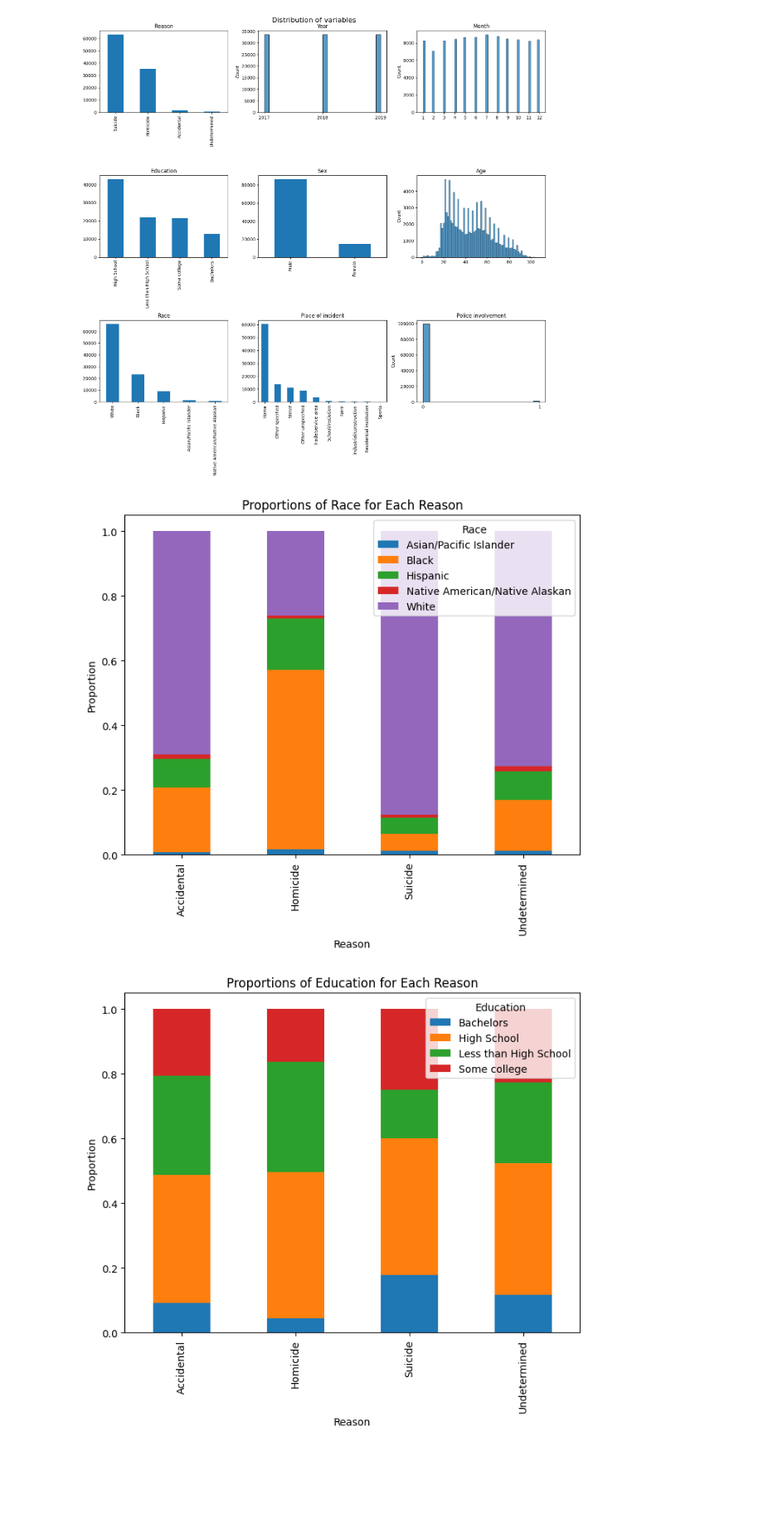
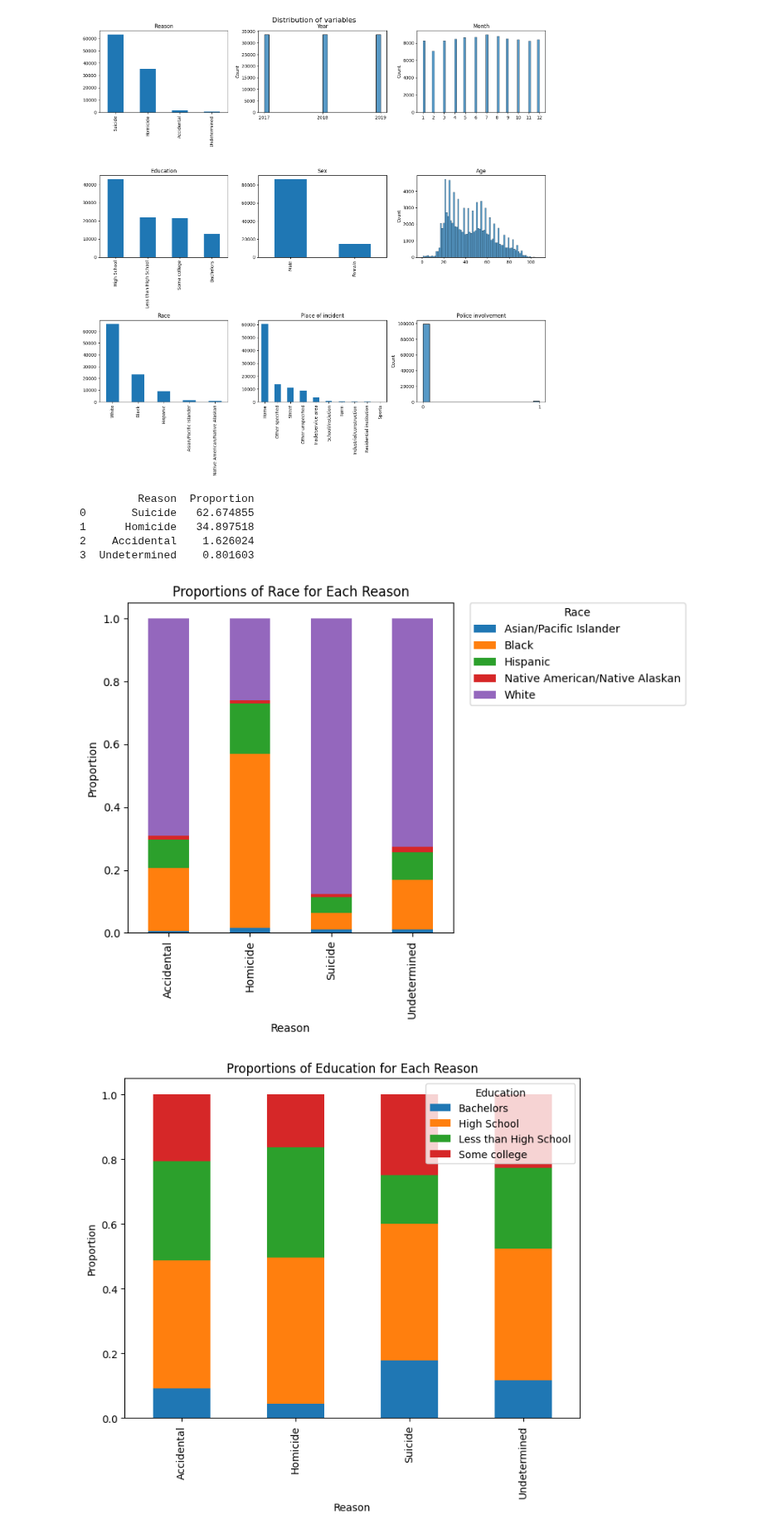
Before and after one commit to ahuang28/cs3244_final_project, a Jupyter notebook: code.ipynb, the cells around one changed output. Shown at 83% size. Cells and saved outputs as stored; diff of their text form; code cells hidden in the pictures; blank space fills up the shorter version.

Commit message:
updated plots

```diff
--- a/code.ipynb
+++ b/code.ipynb
@@ -96,18 +96,41 @@ for i in range(3):
 plt.tight_layout()
 # %% [output]
 [figure]
+# %%
+proportion_table = df_clean['Reason'].value_counts(normalize=True).reset_index()
+
+proportion_table.columns = ['Reason', 'Proportion']
+
+proportion_table['Proportion'] = proportion_table['Proportion'] * 100
+
+print(proportion_table)
+# %% [output]
+         Reason  Proportion
+0       Suicide   62.674855
+1      Homicide   34.897518
+2    Accidental    1.626024
+3  Undetermined    0.801603
 # %%
 crosstab = pd.crosstab(df['Reason'], df['Race'], normalize='index')
 
-crosstab.plot(kind='bar', stacked=True, figsize=(8, 6))
+# Plot the crosstab as a stacked bar chart
+ax = crosstab.plot(kind='bar', stacked=True, figsize=(8, 6))
 
+# Add labels and title
 plt.xlabel('Reason')
 plt.ylabel('Proportion')
 plt.title('Proportions of Race for Each Reason')
 
+# Adjust the legend to avoid overlap and move it outside of the plot
+plt.legend(title='Race', bbox_to_anchor=(1.05, 1), loc='upper left', borderaxespad=0.)
+
+# Optionally, adjust the layout so that everything fits without overlapping
+plt.tight_layout()
+
+# Show the plot
 plt.show()
 # %% [output]
-[figure, old version]
+[figure, new version]
 # %%
 crosstab = pd.crosstab(df['Reason'], df['Education'], normalize='index')
 
```
Also changed, not shown: parts of 8 cells of this notebook.
